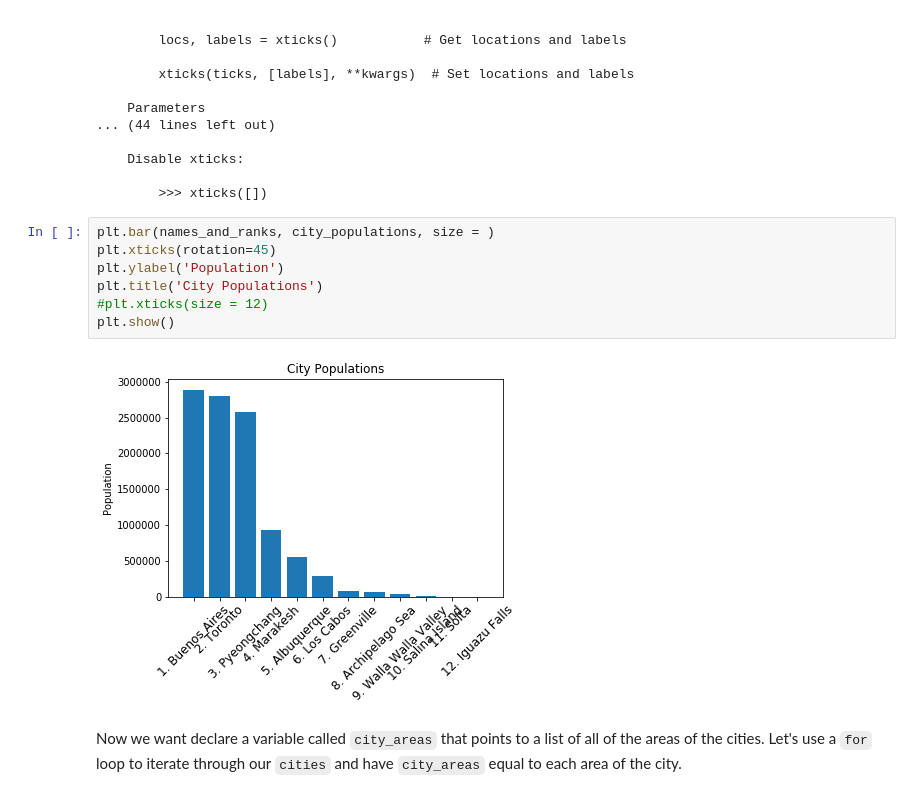
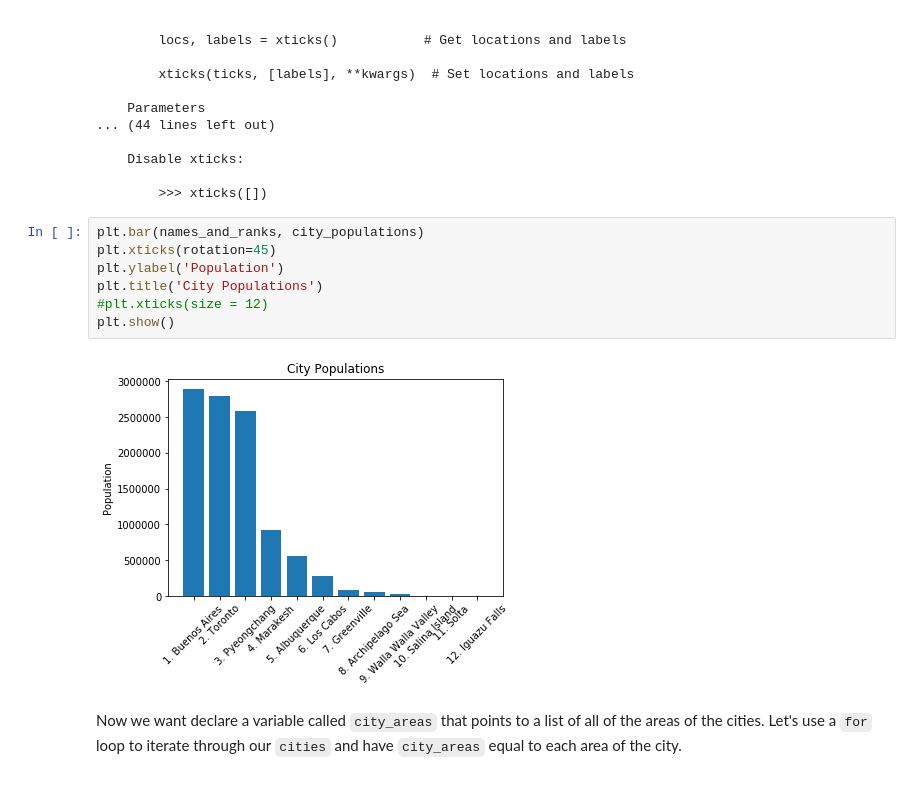
Before and after one commit to UpwardTrajectory/dsc-1-01-20-looping-over-collections-lab-seattle-ds-career-040119, a Jupyter notebook: index.ipynb, the cells around one changed output. Cells and saved outputs as stored; diff of their text form.

```diff
--- a/index.ipynb
+++ b/index.ipynb
@@ -186,14 +186,14 @@ xticks(ticks=None, labels=None, **kwargs)
 
         >>> xticks([])
 # %%
-plt.bar(names_and_ranks, city_populations, size = )
+plt.bar(names_and_ranks, city_populations)
 plt.xticks(rotation=45)
 plt.ylabel('Population')
 plt.title('City Populations')
 #plt.xticks(size = 12)
 plt.show()
 # %% [output]
-[figure, old version]
+[figure, new version]
 # %% [markdown]
 Now we want declare a variable called `city_areas` that points to a list of all of the areas of the cities.  Let's use a `for` loop to iterate through our `cities` and have `city_areas` equal to each area of the city.
 # %%
```
